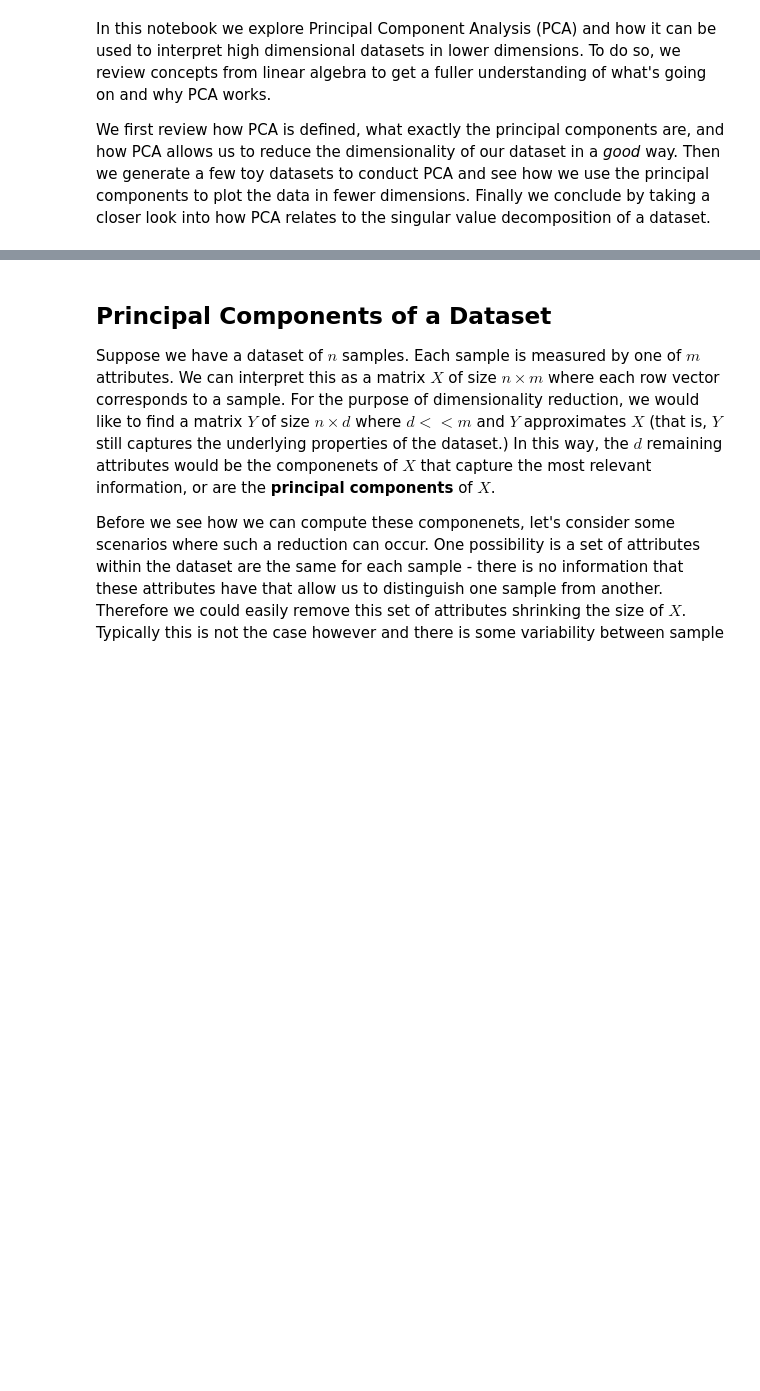
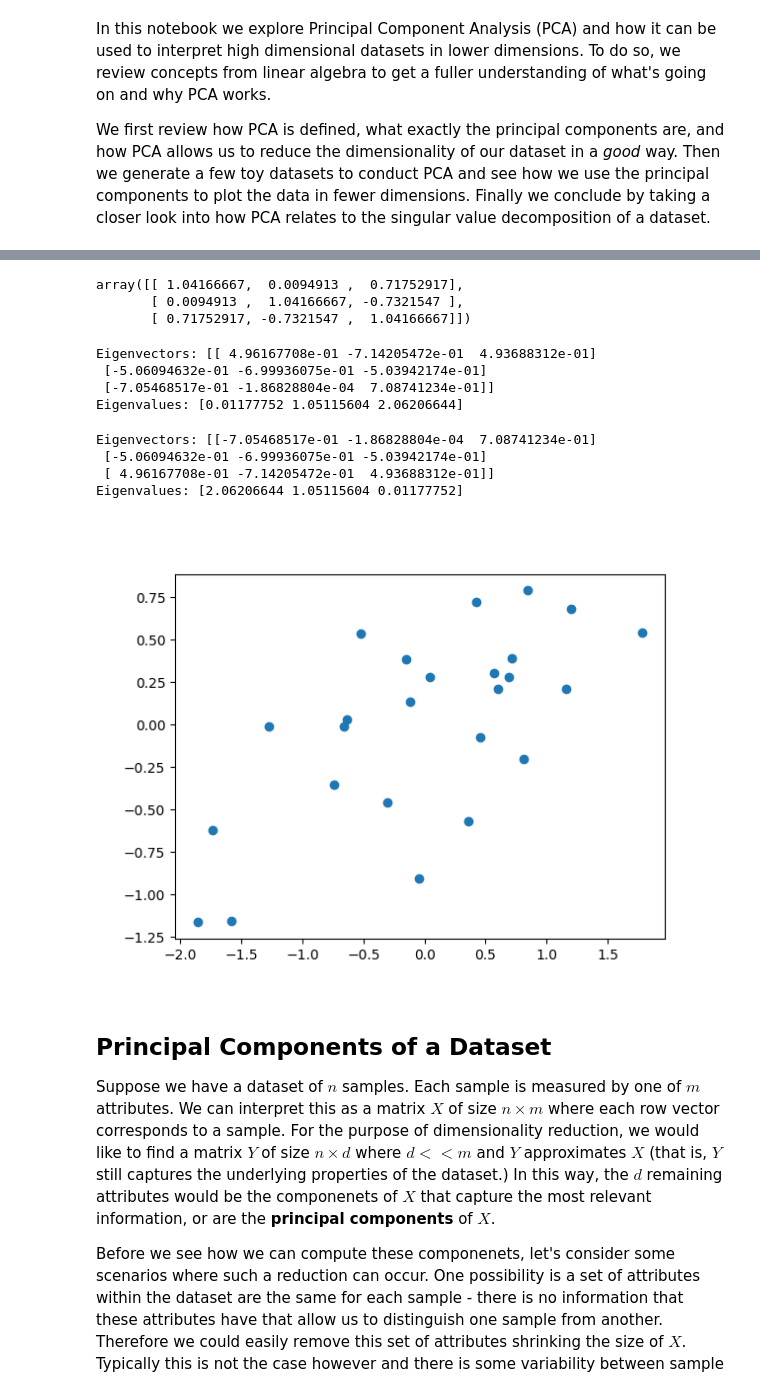
Before and after one commit to kylepclarkson/dimensionality-reduction, a Jupyter notebook: pca/what-is-pca.ipynb, the cells around one changed output, grey strips where cells are left out. Cells and saved outputs as stored; diff of their text form; code cells hidden in the pictures; blank space fills up the shorter version.

```diff
--- a/pca/what-is-pca.ipynb
+++ b/pca/what-is-pca.ipynb
@@ -42,0 +125,4 @@ Consider when the covariance is either negative, positive, or zero. These scenar
+# %%
+# 1. normalize data
+X = (X - X.mean(axis=0)) / X.std(axis=0)
+X
@@ -43,3 +147,44 @@ Consider when the covariance is either negative, positive, or zero. These scenar
+# %%
+# 2. Calculate covariance matrix
+C = np.cov(X, ddof=1, rowvar=False)
+C
+# %% [output]
+array([[ 1.04166667,  0.0094913 ,  0.71752917],
+       [ 0.0094913 ,  1.04166667, -0.7321547 ],
+       [ 0.71752917, -0.7321547 ,  1.04166667]])
+# %%
+# 3. Compute eigenvectors and eigenvalues on convariance matrix
+eigenvalues, eigenvectors = np.linalg.eig(C)
+print("Eigenvectors:", eigenvectors)
+print("Eigenvalues:", eigenvalues)
+# %% [output]
+Eigenvectors: [[ 4.96167708e-01 -7.14205472e-01  4.93688312e-01]
+ [-5.06094632e-01 -6.99936075e-01 -5.03942174e-01]
+ [-7.05468517e-01 -1.86828804e-04  7.08741234e-01]]
+Eigenvalues: [0.01177752 1.05115604 2.06206644]
+# %%
+# 4. Sort principal components
+ordered = np.argsort(eigenvalues)[::-1] # reverse to have highest to lowest
+sorted_eigenvalues = eigenvalues[ordered]
+sorted_eigenvectors = eigenvectors[ordered]
+print("Eigenvectors:", sorted_eigenvectors)
+print("Eigenvalues:", sorted_eigenvalues)
+print("Explained variance:", sorted_eigenvalues / np.sum(sorted_eigenvalues))
+# %% [output]
+Eigenvectors: [[-7.05468517e-01 -1.86828804e-04  7.08741234e-01]
+ [-5.06094632e-01 -6.99936075e-01 -5.03942174e-01]
+ [ 4.96167708e-01 -7.14205472e-01  4.93688312e-01]]
+Eigenvalues: [2.06206644 1.05115604 0.01177752]
+# %%
+# 5. Dimension reduction
+k = 2
+R = np.matmul(X, sorted_eigenvectors[:, :k])
+fig2 = plt.figure()
+ax = fig2.add_subplot(111)
+ax.scatter(R[:,0], R[:,1])
+plt.show()
+# %% [output]
+[figure, added]
 # %% [markdown]
 ## Principal Components of a Dataset
 
```
Also changed, not shown: parts of 11 cells of this notebook.
